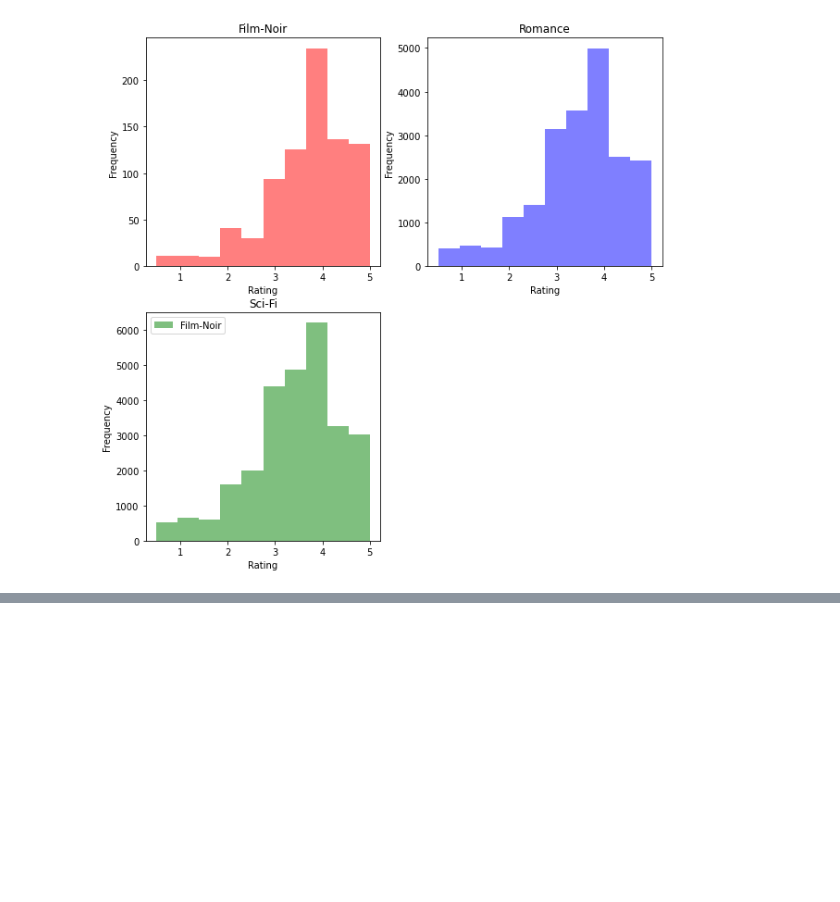
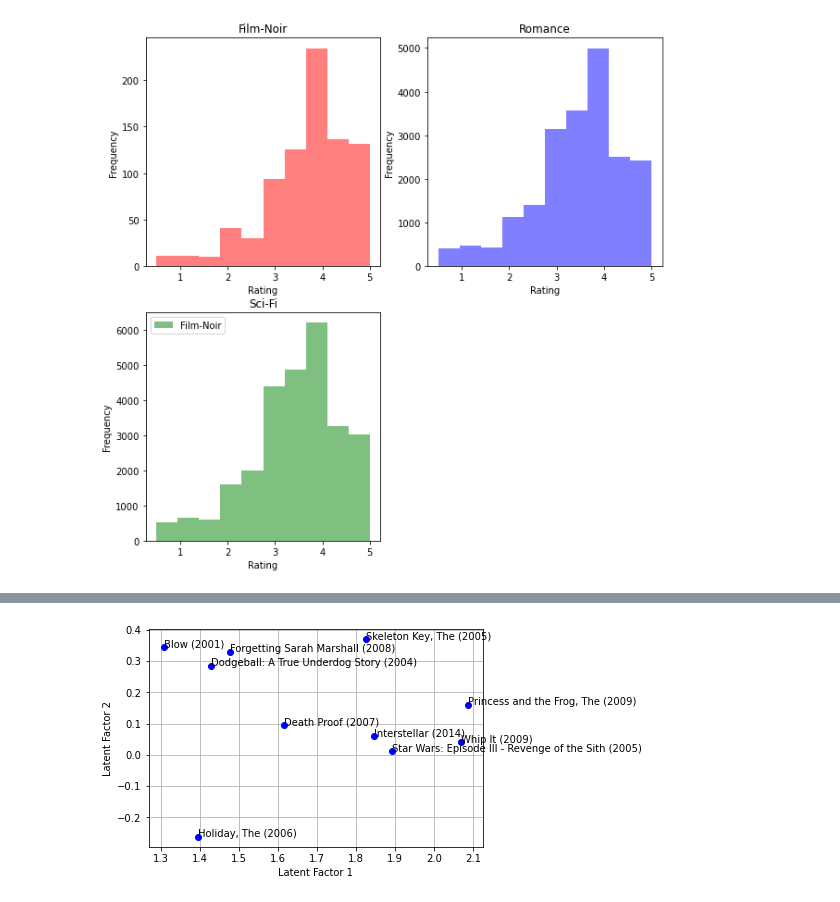
Before and after one commit to Zack-Dugue/CS155-PROJECT_2, a Jupyter notebook: group_project2_with_gridsearch_and_bias_terms.ipynb, the cells around one changed output, grey strips where cells are left out. Saved outputs shown, nothing was run; the diff lists cells and outputs as text; code cells hidden in the pictures; blank space fills up the shorter version.

```diff
--- a/group_project2_with_gridsearch_and_bias_terms.ipynb
+++ b/group_project2_with_gridsearch_and_bias_terms.ipynb
@@ -206,0 +210,21 @@ Best model: reg = 0.25
+# %%
+A, sigma, B = np.linalg.svd(np.transpose(V))
+
+V_2d = np.dot(np.transpose(A[:,:2]),np.transpose(V))
+U_2d = np.dot(np.transpose(A[:,:2]),np.transpose(U))
+# %%
+movies = pd.read_csv("https://raw.githubusercontent.com/emiletimothy/Caltech-CS155-2023/main/miniproject2/data/movies.csv")
+random_ten = [np.random.randint(0,len(movies)-1) for i in range(10)]
+movie_list = np.array(movies)[:,1]
+movie_list = movie_list[random_ten]
+coordinates = V_2d[:,random_ten]
+plt.figure()
+plt.grid()
+plt.plot(coordinates[0,:], coordinates[1,:], "bo")
+plt.xlabel("Latent Factor 1")
+plt.ylabel("Latent Factor 2")
+for i,txt in enumerate(movie_list):
+    plt.text(coordinates[0,i], coordinates[1,i],txt)
+plt.show()
+# %% [output]
+[figure, added]
```
Also changed, not shown: parts of 17 cells of this notebook.
